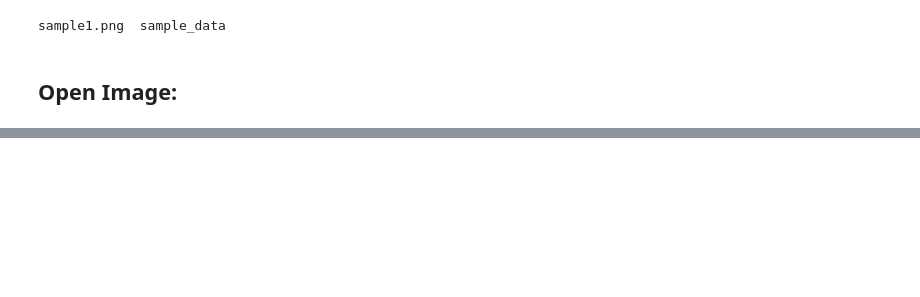
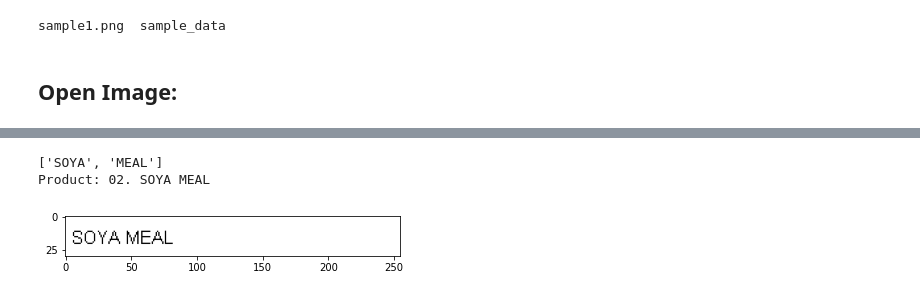
Before and after one commit to irwanmazlin/OCR, a Jupyter notebook: Tesseract_OCR.ipynb, the cells around one changed output, grey strips where cells are left out. Saved outputs shown, nothing was run; the diff lists cells and outputs as text; code cells hidden in the pictures; blank space fills up the shorter version.

```diff
--- a/Tesseract_OCR.ipynb
+++ b/Tesseract_OCR.ipynb
@@ -124,0 +80,22 @@ HT) 08:42:41 2598.0 0.0 PAS Te
+# %%
+crop_imgtoppart3 = img[60:90,  445:700]
+# img[110:140,  270:345]
+# plt.imshow(crop_imgtoppart1)
+
+# resizetoppart3 = cv2.resize(crop_imgtoppart1, (275, 300), interpolation = cv2.INTER_AREA)
+
+rgbImagetoppart3 = cv2.cvtColor(crop_imgtoppart3, cv2.COLOR_BGR2RGB)
+grayImagetoppart3 = cv2.cvtColor(rgbImagetoppart3, cv2.COLOR_BGR2GRAY)
+erd = cv2.erode(grayImagetoppart3, None, iterations=0)
+
+plt.imshow(erd, cmap="gray")
+extractedInformation3 = pytesseract.image_to_string(erd)
+string3 = extractedInformation3.split()
+print(string3)
+
+finalstring1 = ' '.join(string1 + string2 + string3)
+print(finalstring1)
+# %% [output]
+['SOYA', 'MEAL']
+Product: 02. SOYA MEAL
+[figure, added]
```
Also changed, not shown: parts of 40 cells of this notebook.
